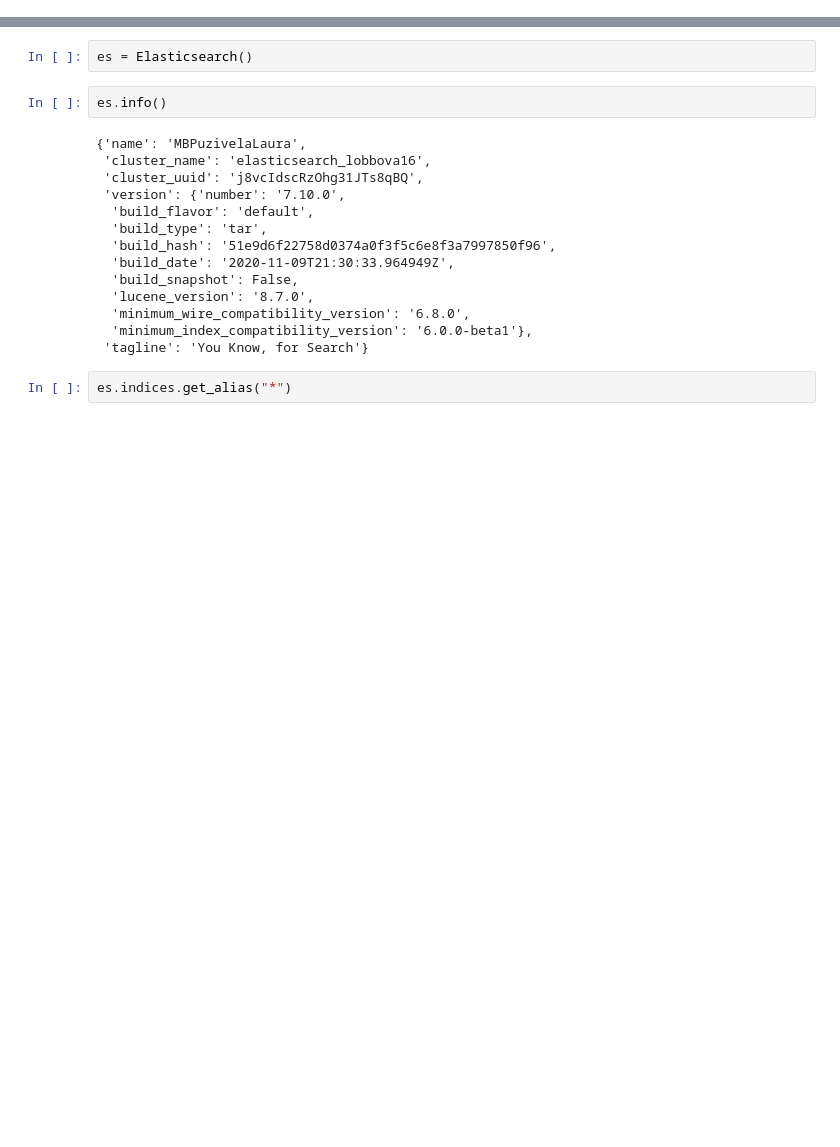
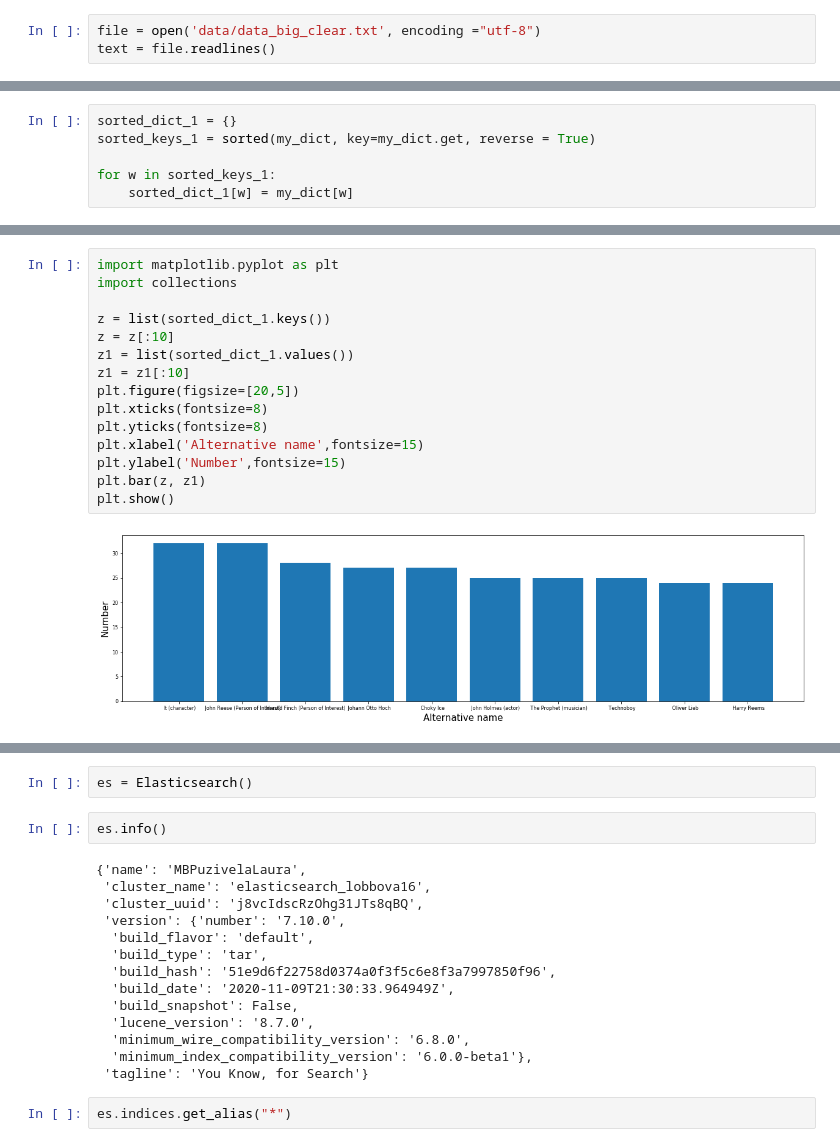
Before and after one commit to LauraLobbova/projekt-VINF, a Jupyter notebook: alternate_names_infobox.ipynb, the cells around one changed output, grey strips where cells are left out. Cells and saved outputs as stored; diff of their text form; blank space fills up the shorter version.

```diff
--- a/alternate_names_infobox.ipynb
+++ b/alternate_names_infobox.ipynb
@@ -471,0 +357,3 @@ from elasticsearch import Elasticsearch
+# %%
+file = open('data/data_big_clear.txt', encoding ="utf-8")
+text = file.readlines()
@@ -471,0 +402,6 @@ from elasticsearch import Elasticsearch
+# %%
+sorted_dict_1 = {}
+sorted_keys_1 = sorted(my_dict, key=my_dict.get, reverse = True)
+
+for w in sorted_keys_1:
+    sorted_dict_1[w] = my_dict[w]
@@ -471,0 +422,17 @@ from elasticsearch import Elasticsearch
+# %%
+import matplotlib.pyplot as plt
+import collections
+
+z = list(sorted_dict_1.keys())
+z = z[:10]
+z1 = list(sorted_dict_1.values())
+z1 = z1[:10]
+plt.figure(figsize=[20,5])
+plt.xticks(fontsize=8)
+plt.yticks(fontsize=8)
+plt.xlabel('Alternative name',fontsize=15)
+plt.ylabel('Number',fontsize=15)
+plt.bar(z, z1)
+plt.show()
+# %% [output]
+[figure, added]
```
Also changed, not shown: parts of 78 cells of this notebook, 12 other files.
